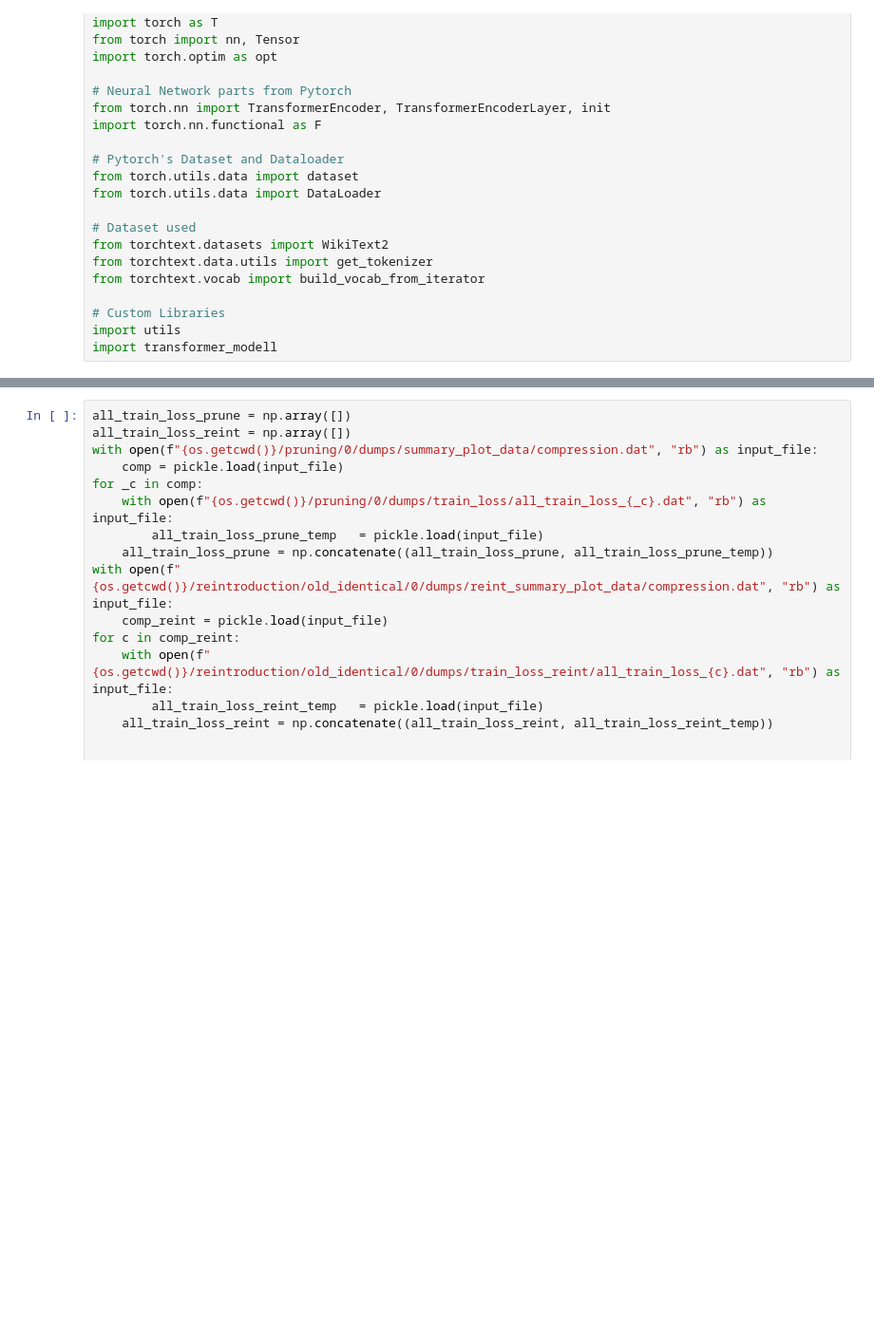
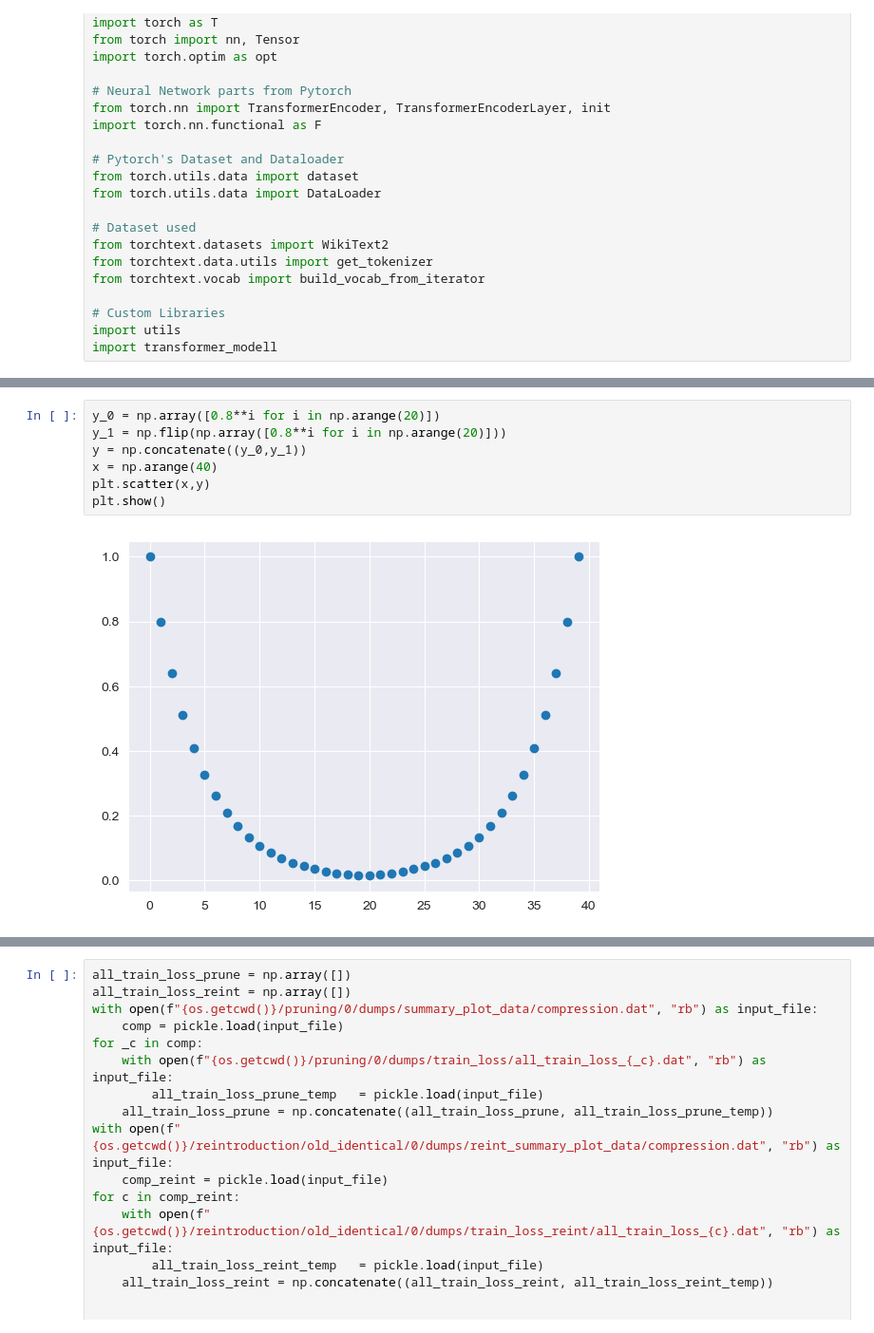
Before and after one commit to luca-scharr/CupCurriculum, a Jupyter notebook: testing_ground.ipynb, the cells around one changed output, grey strips where cells are left out. Shown at 95% size. Cells and saved outputs as stored; diff of their text form; blank space fills up the shorter version.

```diff
--- a/testing_ground.ipynb
+++ b/testing_ground.ipynb
@@ -67,0 +41,9 @@ utils.my_plotter("mean_var_graph", ["baseline", "pruning", "reintroduction"], ["
+# %%
+y_0 = np.array([0.8**i for i in np.arange(20)])
+y_1 = np.flip(np.array([0.8**i for i in np.arange(20)]))
+y = np.concatenate((y_0,y_1))
+x = np.arange(40)
+plt.scatter(x,y)
+plt.show()
+# %% [output]
+[figure, added]
```
Also changed, not shown: parts of 2 cells of this notebook, 3 other files.
